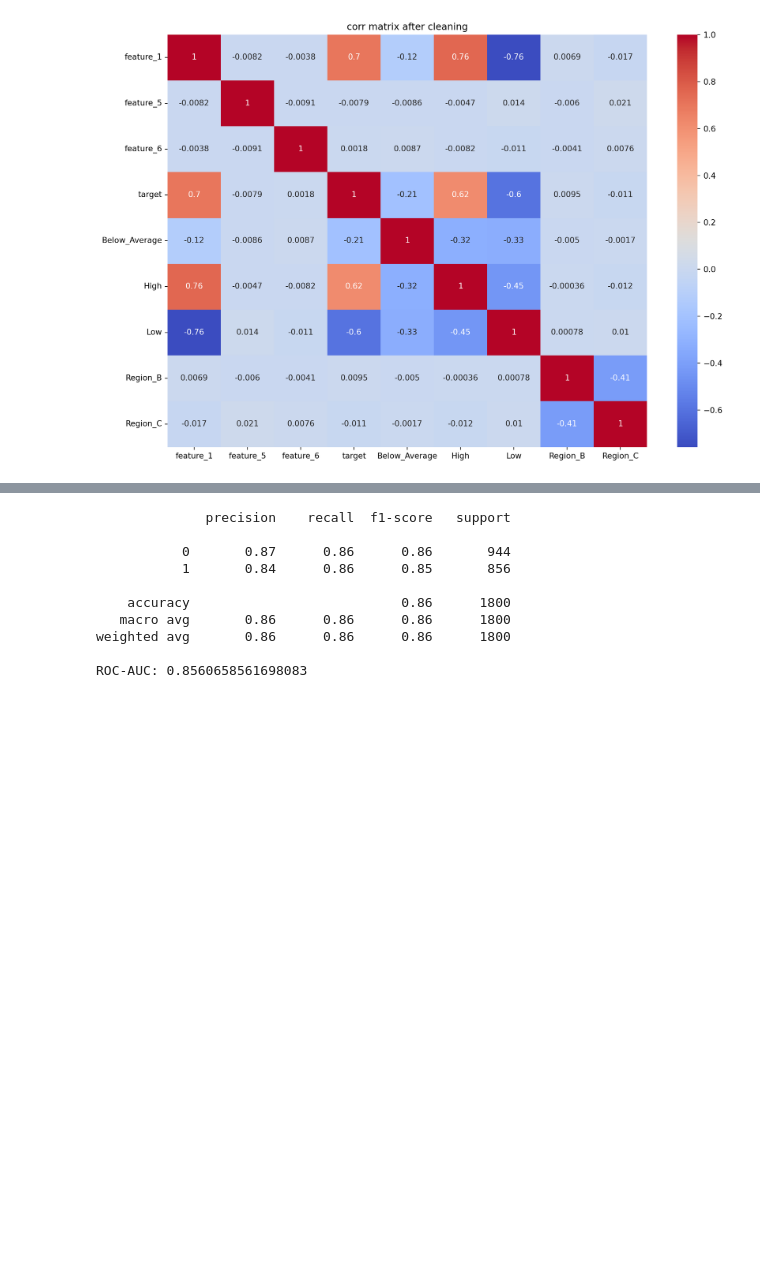
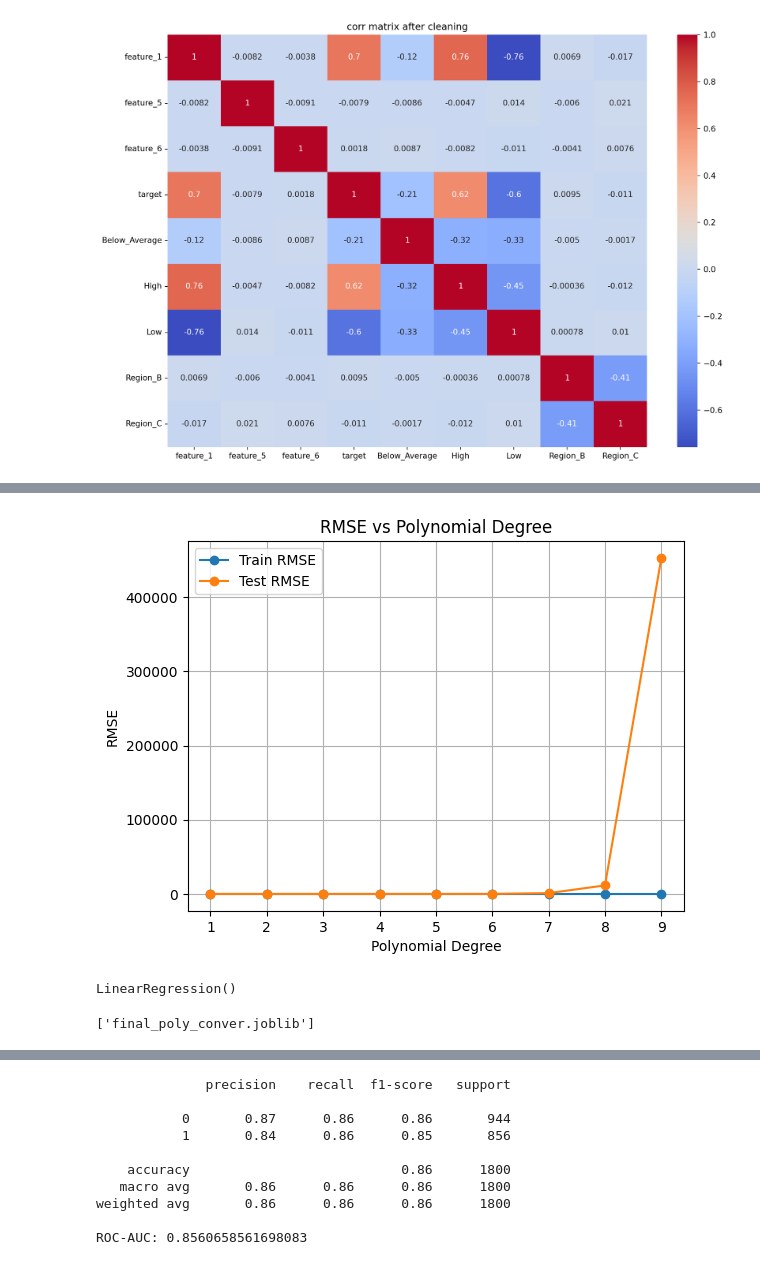
Before and after one commit to ka-53/ml-unime, a Jupyter notebook: final.ipynb, the cells around one changed output, grey strips where cells are left out. Saved outputs shown, nothing was run; the diff lists cells and outputs as text; code cells hidden in the pictures; blank space fills up the shorter version.

```diff
--- a/final.ipynb
+++ b/final.ipynb
@@ -312,0 +469,11 @@ plt.tight_layout()
+# %%
+plt.plot(range(1, 10), train_rsme_errors, label='Train RMSE', marker='o')
+plt.plot(range(1, 10), test_rsme_errors, label='Test RMSE', marker='o')
+plt.xlabel('Polynomial Degree')
+plt.ylabel('RMSE')
+plt.title('RMSE vs Polynomial Degree')
+plt.legend()
+plt.grid()
+plt.show()
+# %% [output]
+[figure, added]
@@ -312,0 +486,10 @@ plt.tight_layout()
+# %%
+final_model.fit(full_conve_X, y)
+# %% [output]
+LinearRegression()
+# %%
+from joblib import dump, load
+dump(final_model, 'final_model.joblib')
+dump(final_poly_conver, 'final_poly_conver.joblib')
+# %% [output]
+['final_poly_conver.joblib']
```
Also changed, not shown: parts of 49 cells of this notebook, 1 other file.
